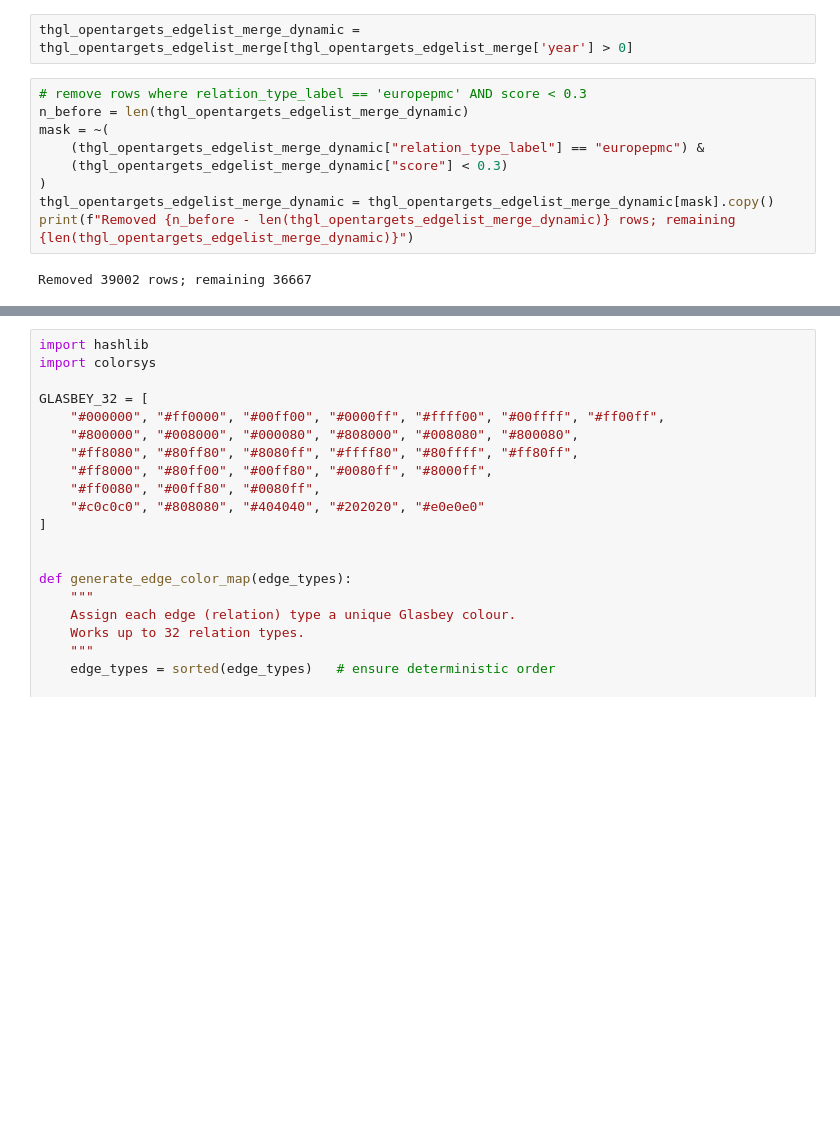
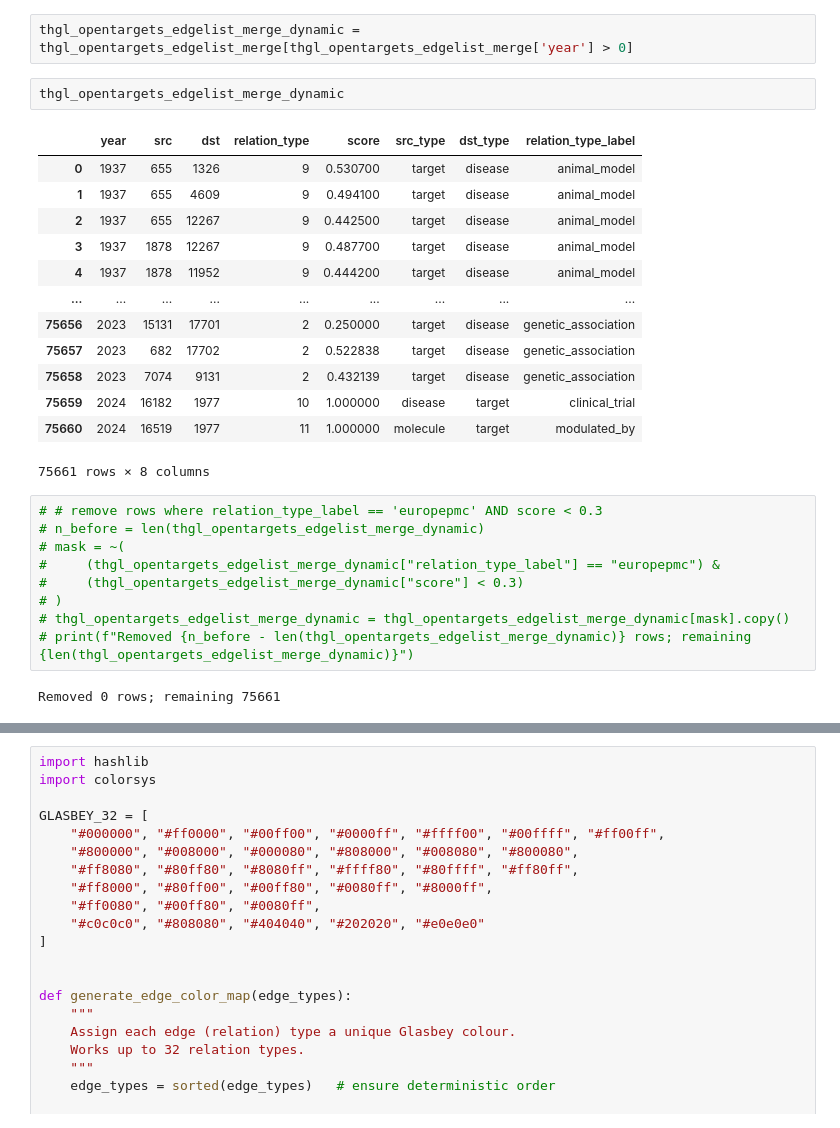
Before and after one commit to jackysiupuichung/TGB_opentarget, a Jupyter notebook: tgb/datasets/thgl_opentargets/investigate.ipynb, the cells around one changed output, grey strips where cells are left out. Saved outputs shown, nothing was run; the diff lists cells and outputs as text; blank space fills up the shorter version.

```diff
--- a/tgb/datasets/thgl_opentargets/investigate.ipynb
+++ b/tgb/datasets/thgl_opentargets/investigate.ipynb
@@ -128,16 +155,32 @@ thgl_opentargets_edgelist_merge = df
 # %%
 thgl_opentargets_edgelist_merge_dynamic = thgl_opentargets_edgelist_merge[thgl_opentargets_edgelist_merge['year'] > 0]
+# %%
+thgl_opentargets_edgelist_merge_dynamic
+# %% [output]
+|  | year | src | dst | relation_type | score | src_type | dst_type | relation_type_label |
+| 0 | 1937 | 655 | 1326 | 9 | 0.530700 | target | disease | animal_model |
+| 1 | 1937 | 655 | 4609 | 9 | 0.494100 | target | disease | animal_model |
+| 2 | 1937 | 655 | 12267 | 9 | 0.442500 | target | disease | animal_model |
+| 3 | 1937 | 1878 | 12267 | 9 | 0.487700 | target | disease | animal_model |
+| 4 | 1937 | 1878 | 11952 | 9 | 0.444200 | target | disease | animal_model |
+| ... | ... | ... | ... | ... | ... | ... | ... | ... |
+| 75656 | 2023 | 15131 | 17701 | 2 | 0.250000 | target | disease | genetic_association |
+| 75657 | 2023 | 682 | 17702 | 2 | 0.522838 | target | disease | genetic_association |
+| 75658 | 2023 | 7074 | 9131 | 2 | 0.432139 | target | disease | genetic_association |
+| 75659 | 2024 | 16182 | 1977 | 10 | 1.000000 | disease | target | clinical_trial |
+| 75660 | 2024 | 16519 | 1977 | 11 | 1.000000 | molecule | target | modulated_by |
+75661 rows × 8 columns
 # %%
-# remove rows where relation_type_label == 'europepmc' AND score < 0.3
-n_before = len(thgl_opentargets_edgelist_merge_dynamic)
-mask = ~(
-    (thgl_opentargets_edgelist_merge_dynamic["relation_type_label"] == "europepmc") &
-    (thgl_opentargets_edgelist_merge_dynamic["score"] < 0.3)
-)
-thgl_opentargets_edgelist_merge_dynamic = thgl_opentargets_edgelist_merge_dynamic[mask].copy()
-print(f"Removed {n_before - len(thgl_opentargets_edgelist_merge_dynamic)} rows; remaining {len(thgl_opentargets_edgelist_merge_dynamic)}")
+# # remove rows where relation_type_label == 'europepmc' AND score < 0.3
+# n_before = len(thgl_opentargets_edgelist_merge_dynamic)
+# mask = ~(
+#     (thgl_opentargets_edgelist_merge_dynamic["relation_type_label"] == "europepmc") &
+#     (thgl_opentargets_edgelist_merge_dynamic["score"] < 0.3)
+# )
+# thgl_opentargets_edgelist_merge_dynamic = thgl_opentargets_edgelist_merge_dynamic[mask].copy()
+# print(f"Removed {n_before - len(thgl_opentargets_edgelist_merge_dynamic)} rows; remaining {len(thgl_opentargets_edgelist_merge_dynamic)}")
 # %% [output]
-Removed 39002 rows; remaining 36667
+Removed 0 rows; remaining 75661
 # %%
 # Count occurrences of each (src_type, dst_type, relation_type_label) combination
 comb_counts = thgl_opentargets_edgelist_merge_dynamic[
```
Also changed, not shown: parts of 7 cells of this notebook, 1 other file.
